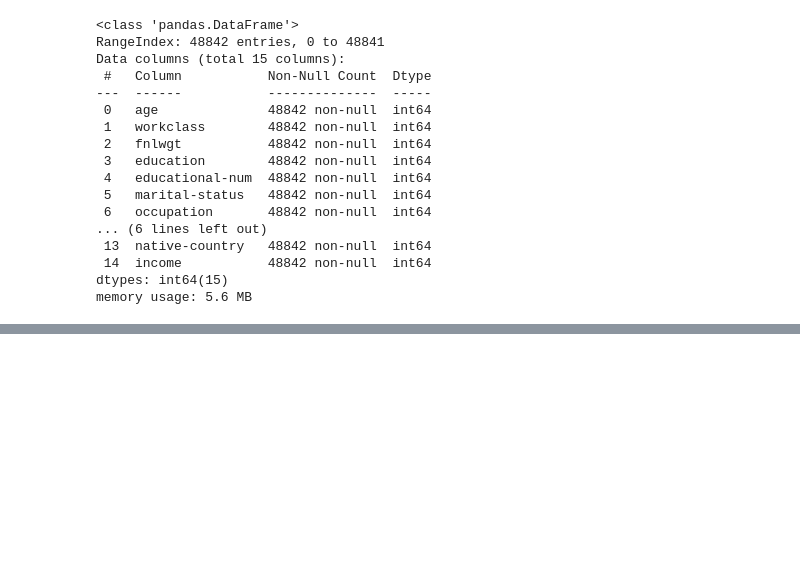
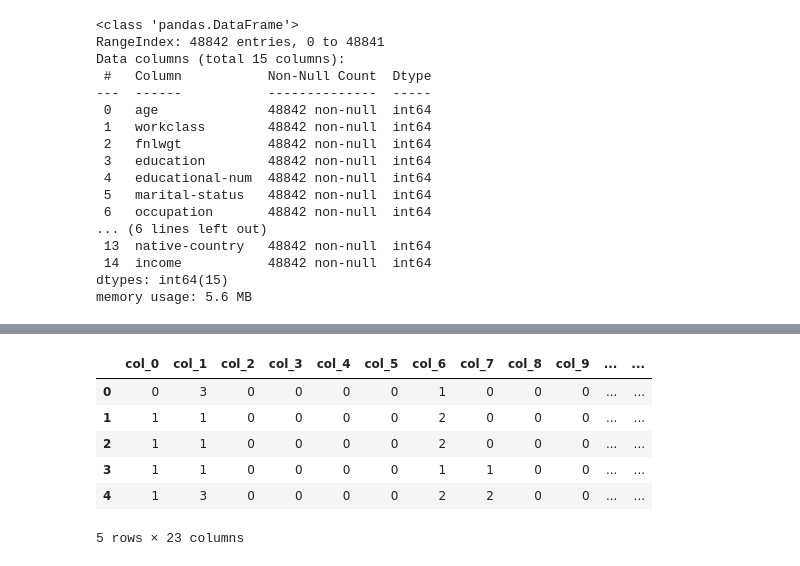
Before and after one commit to francoSerafini/Estudio-de-tecnicas-para-la-conversion-de-datos-categoricos-a-numericos, a Jupyter notebook: notebooks/03-encoding.ipynb, the cells around one changed output, grey strips where cells are left out. Saved outputs shown, nothing was run; the diff lists cells and outputs as text; code cells hidden in the pictures; blank space fills up the shorter version.

Commit message:
Se crearon datasets con variables convertidas a hash enconding

```diff
--- a/notebooks/03-encoding.ipynb
+++ b/notebooks/03-encoding.ipynb
@@ -114,0 +118,5 @@ df_count.to_csv('../datos/procesados/adult_count.csv')
+# %%
+col_categoricas = ['workclass', 'education', 'marital-status', "occupation", "relationship", "race", "gender", "native-country"]
+df_hash_8 = HashingEncoder(cols=col_categoricas, n_components=8).fit_transform(df)
+df_hash_16 = HashingEncoder(cols=col_categoricas, n_components=16).fit_transform(df)
+df_hash_32 = HashingEncoder(cols=col_categoricas, n_components=16).fit_transform(df)
@@ -114,0 +152,10 @@ df_count.to_csv('../datos/procesados/adult_count.csv')
+# %%
+df_hash_16.head()
+# %% [output]
+|  | col_0 | col_1 | col_2 | col_3 | col_4 | col_5 | col_6 | col_7 | col_8 | col_9 | ... | ... |
+| 0 | 0 | 3 | 0 | 0 | 0 | 0 | 1 | 0 | 0 | 0 | ... | ... |
+| 1 | 1 | 1 | 0 | 0 | 0 | 0 | 2 | 0 | 0 | 0 | ... | ... |
+| 2 | 1 | 1 | 0 | 0 | 0 | 0 | 2 | 0 | 0 | 0 | ... | ... |
+| 3 | 1 | 1 | 0 | 0 | 0 | 0 | 1 | 1 | 0 | 0 | ... | ... |
+| 4 | 1 | 3 | 0 | 0 | 0 | 0 | 2 | 2 | 0 | 0 | ... | ... |
+5 rows × 23 columns
```
Also changed, not shown: parts of 8 cells of this notebook, 4 other files.
